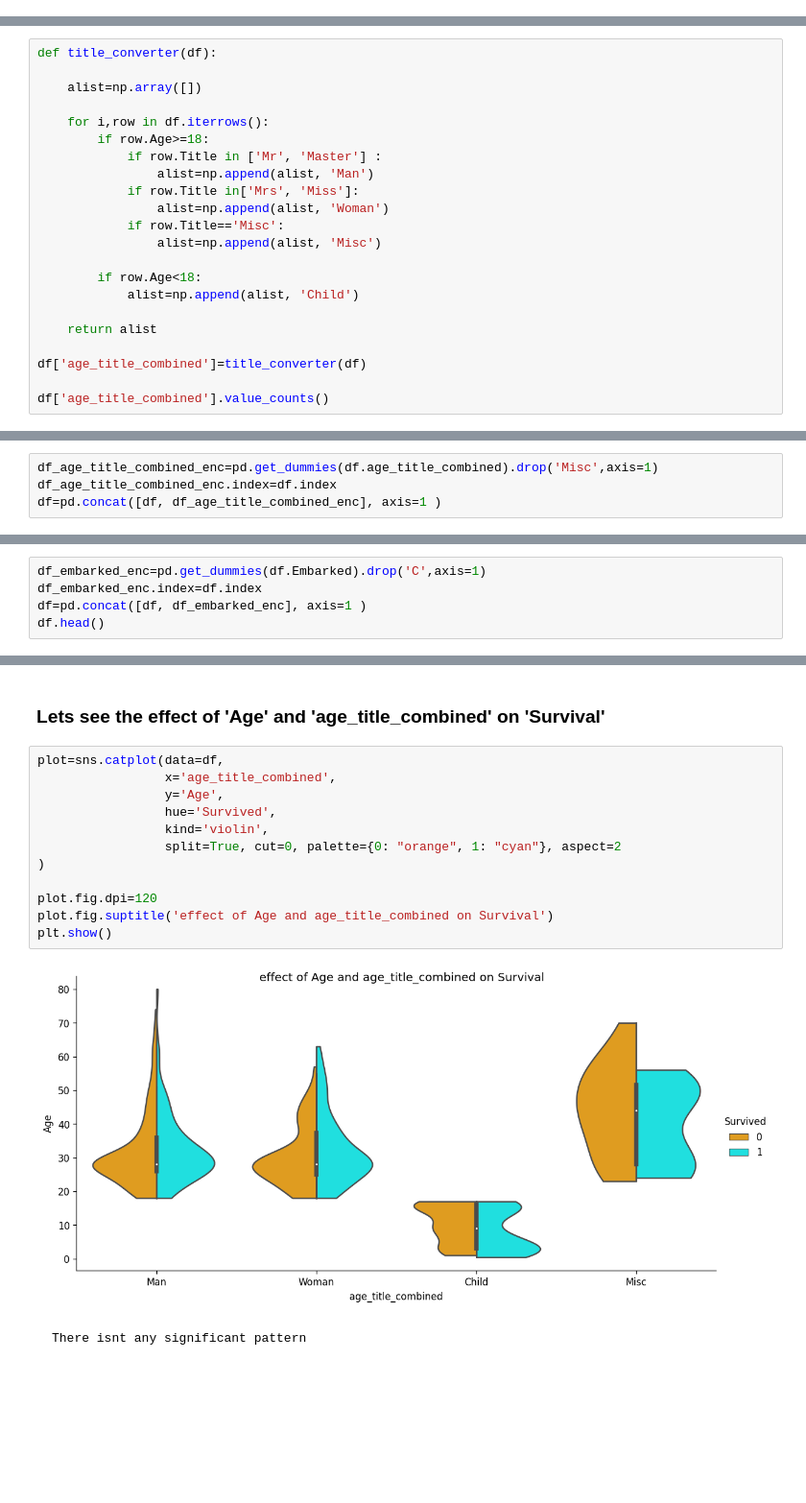
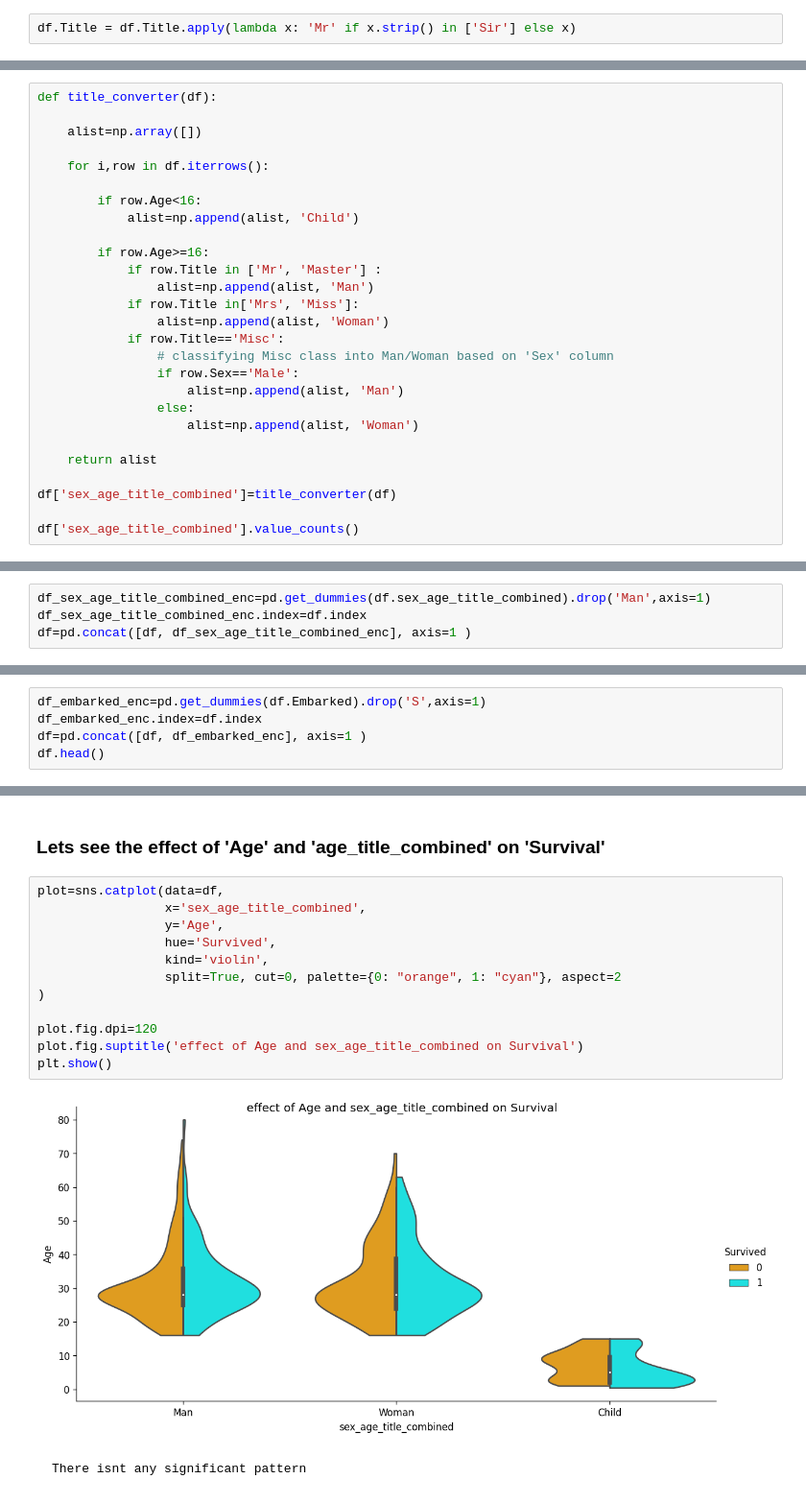
Before and after one commit to afzalmp40/EDA, a Jupyter notebook: titanic EDA/titanic EDA.ipynb, the cells around one changed output, grey strips where cells are left out. Shown at 96% size. Saved outputs shown, nothing was run; the diff lists cells and outputs as text; blank space fills up the shorter version.

```diff
--- a/titanic EDA/titanic EDA.ipynb
+++ b/titanic EDA/titanic EDA.ipynb
@@ -209,0 +216,2 @@ Seems like there are a lot of other titles, lets set those titles as Misc
+# %%
+df.Title = df.Title.apply(lambda x: 'Mr' if x.strip() in ['Sir'] else x)
@@ -242,20 +269,25 @@ def title_converter(df):
     alist=np.array([])
 
     for i,row in df.iterrows():
-        if row.Age>=18:
+
+        if row.Age<16:
+            alist=np.append(alist, 'Child')
+
+        if row.Age>=16:
             if row.Title in ['Mr', 'Master'] :
                 alist=np.append(alist, 'Man')
             if row.Title in['Mrs', 'Miss']:
                 alist=np.append(alist, 'Woman')
             if row.Title=='Misc':
-                alist=np.append(alist, 'Misc')
-
-        if row.Age<18:
-            alist=np.append(alist, 'Child')
+                # classifying Misc class into Man/Woman based on 'Sex' column
+                if row.Sex=='Male':
+                    alist=np.append(alist, 'Man')
+                else:
+                    alist=np.append(alist, 'Woman')
 
     return alist
 
-df['age_title_combined']=title_converter(df)
+df['sex_age_title_combined']=title_converter(df)
 
-df['age_title_combined'].value_counts()
+df['sex_age_title_combined'].value_counts()
 # %% [output]
@@ -291,11 +322,11 @@ df['Pclass_enc']= -df.Pclass + 3
 # %%
-df_age_title_combined_enc=pd.get_dummies(df.age_title_combined).drop('Misc',axis=1)
-df_age_title_combined_enc.index=df.index
-df=pd.concat([df, df_age_title_combined_enc], axis=1 )
+df_sex_age_title_combined_enc=pd.get_dummies(df.sex_age_title_combined).drop('Man',axis=1)
+df_sex_age_title_combined_enc.index=df.index
+df=pd.concat([df, df_sex_age_title_combined_enc], axis=1 )
 # %% [markdown]
 ### encoding 'Embarked'
 # %%
-df_embarked_enc=pd.get_dummies(df.Embarked).drop('C',axis=1)
+df_embarked_enc=pd.get_dummies(df.Embarked).drop('S',axis=1)
 df_embarked_enc.index=df.index
 df=pd.concat([df, df_embarked_enc], axis=1 )
 df.head()
@@ -528,18 +569,18 @@ It may be simply because there were more people from Cherbourg
 ### Lets see the effect of 'Age' and 'age_title_combined' on 'Survival'
 # %%
 plot=sns.catplot(data=df,
-                 x='age_title_combined',
+                 x='sex_age_title_combined',
                  y='Age',
                  hue='Survived',
                  kind='violin',
                  split=True, cut=0, palette={0: "orange", 1: "cyan"}, aspect=2
 )
 
 plot.fig.dpi=120
-plot.fig.suptitle('effect of Age and age_title_combined on Survival')
+plot.fig.suptitle('effect of Age and sex_age_title_combined on Survival')
 plt.show()
 # %% [output]
-[figure, old version]
+[figure, new version]
 # %% [markdown]
     There isnt any significant pattern
 # %% [markdown]
```
Also changed, not shown: parts of 29 cells of this notebook.
